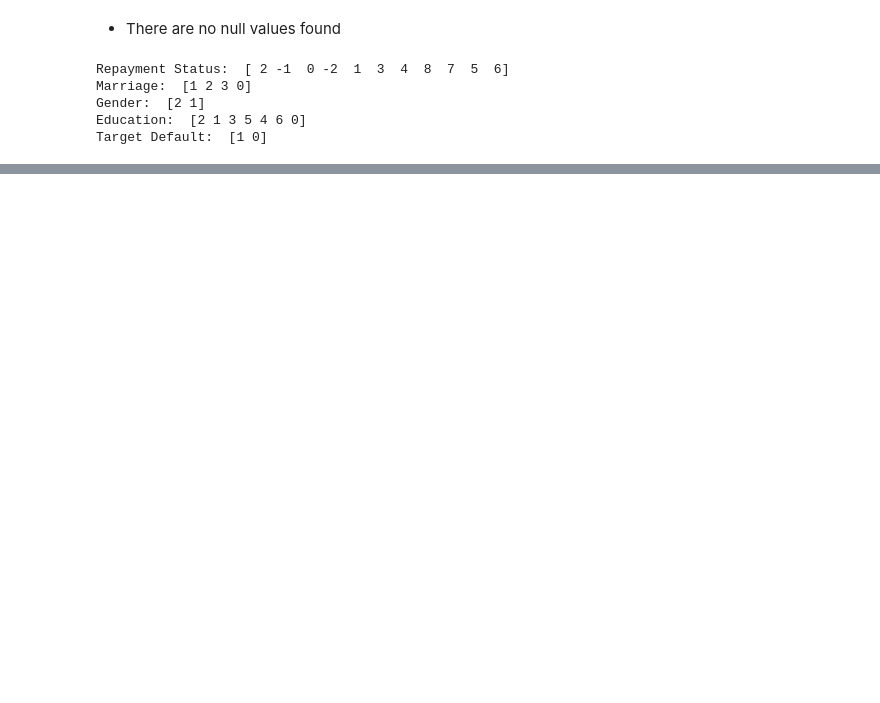
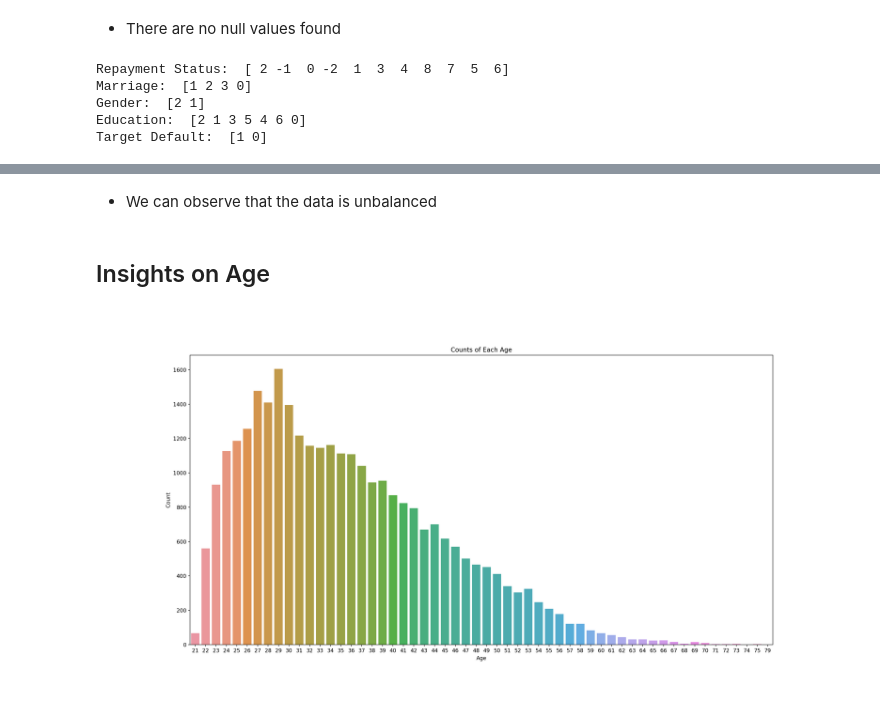
Before and after one commit to Tejakumar/UMBC-DATA606-Capstone, a Jupyter notebook: notebooks/Credit_default_prediction.ipynb, the cells around one changed output, grey strips where cells are left out. Drawn from its saved outputs; the diff is of its cells as text; code cells hidden in the pictures; blank space fills up the shorter version.

```diff
--- a/notebooks/Credit_default_prediction.ipynb
+++ b/notebooks/Credit_default_prediction.ipynb
@@ -94,0 +119,17 @@ Target Default:  [1 0]
+# %% [markdown]
+* We can observe that the data is unbalanced
+# %% [markdown]
+## Insights on Age
+# %%
+# Count occurrences of each age
+age_counts = data['AGE'].value_counts().reset_index()
+
+# Plot the bar plot using seaborn
+plt.figure(figsize=(20, 10))  # Adjust the figure size as needed
+sns.barplot(x='index', y='AGE', data=age_counts)
+plt.title("Counts of Each Age")
+plt.xlabel("Age")
+plt.ylabel("Count")
+plt.show()
+# %% [output]
+[figure, added]
```
Also changed, not shown: parts of 53 cells of this notebook.
